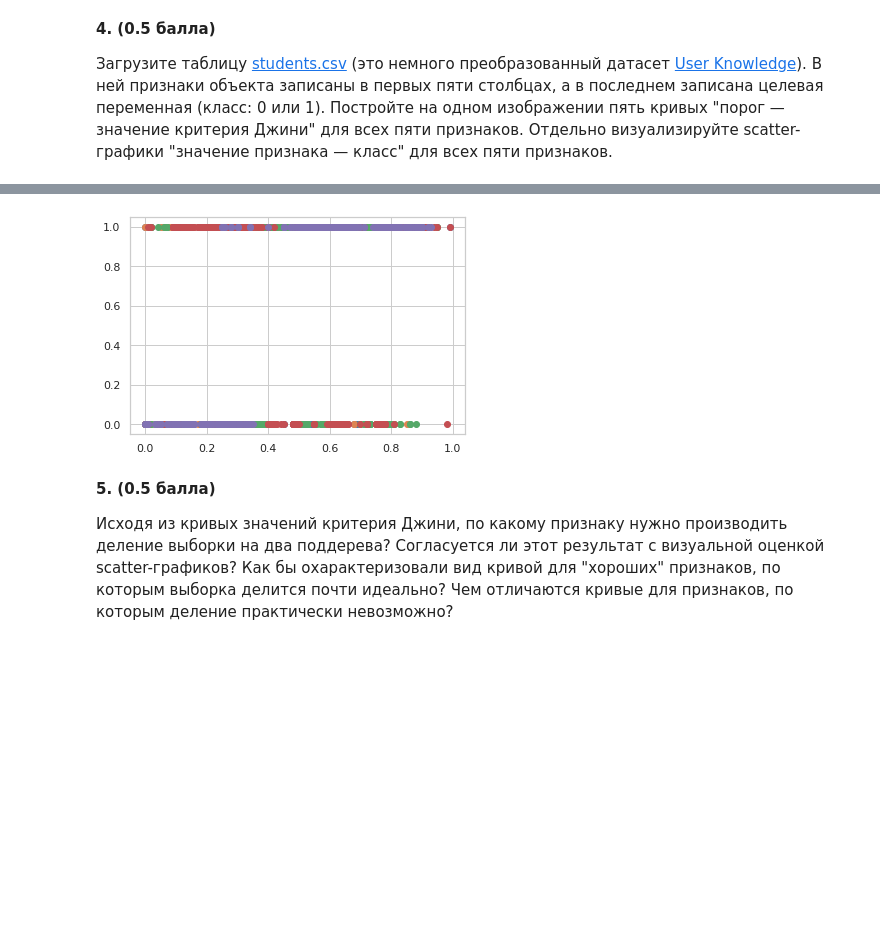
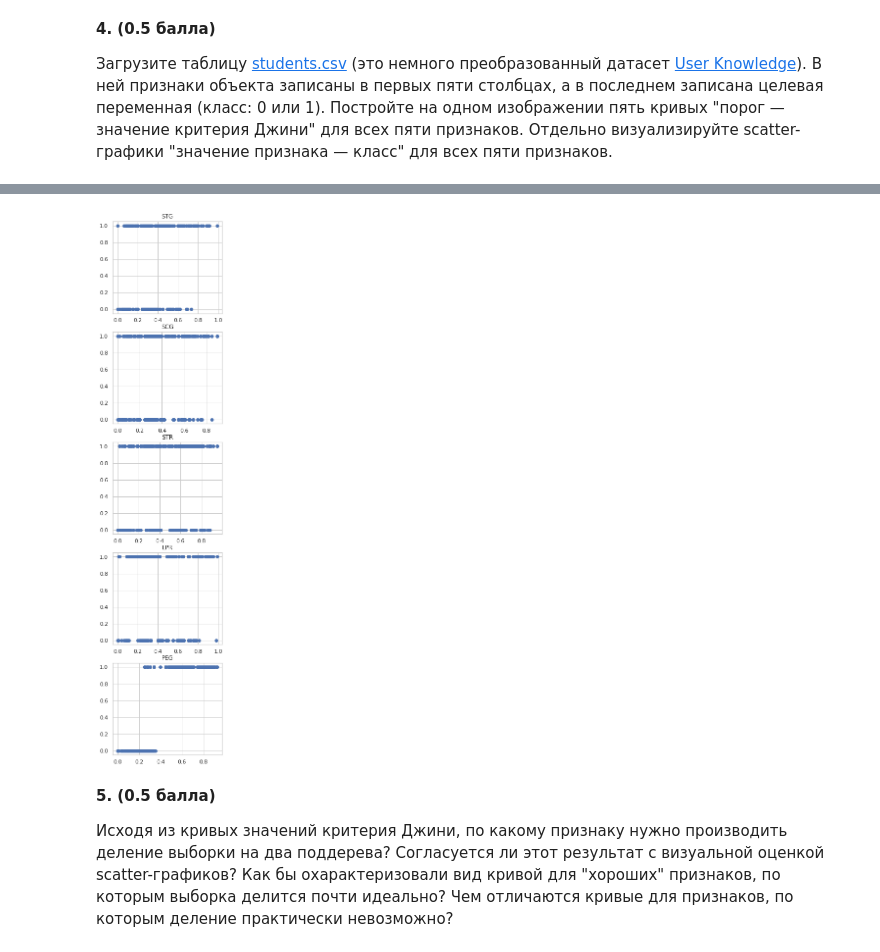
Before and after one commit to vsnaMary/Autumn_Python_2022, a Jupyter notebook: lab7/lab7.ipynb, the cells around one changed output, grey strips where cells are left out. Saved outputs shown, nothing was run; the diff lists cells and outputs as text; code cells hidden in the pictures; blank space fills up the shorter version.

```diff
--- a/lab7/lab7.ipynb
+++ b/lab7/lab7.ipynb
@@ -212,8 +212,12 @@ plt.legend()
-# %%
-for i in range(5):
-    plt.scatter(X_train[:,i], y_train)
-# %% [output]
-[figure, removed]
+# %%
+fig, ax = plt.subplots(ncols=1, nrows=5, figsize=(4, 20))
+
+
+for i in range(5):
+    ax[i].scatter(X_train[:,i], y_train)
+    ax[i].set_title(students_train.columns[i])
+# %% [output]
+[figure, added]
 # %% [markdown]
 __5. (0.5 балла)__
 
```
Also changed, not shown: parts of 5 cells of this notebook, 1 other file.
